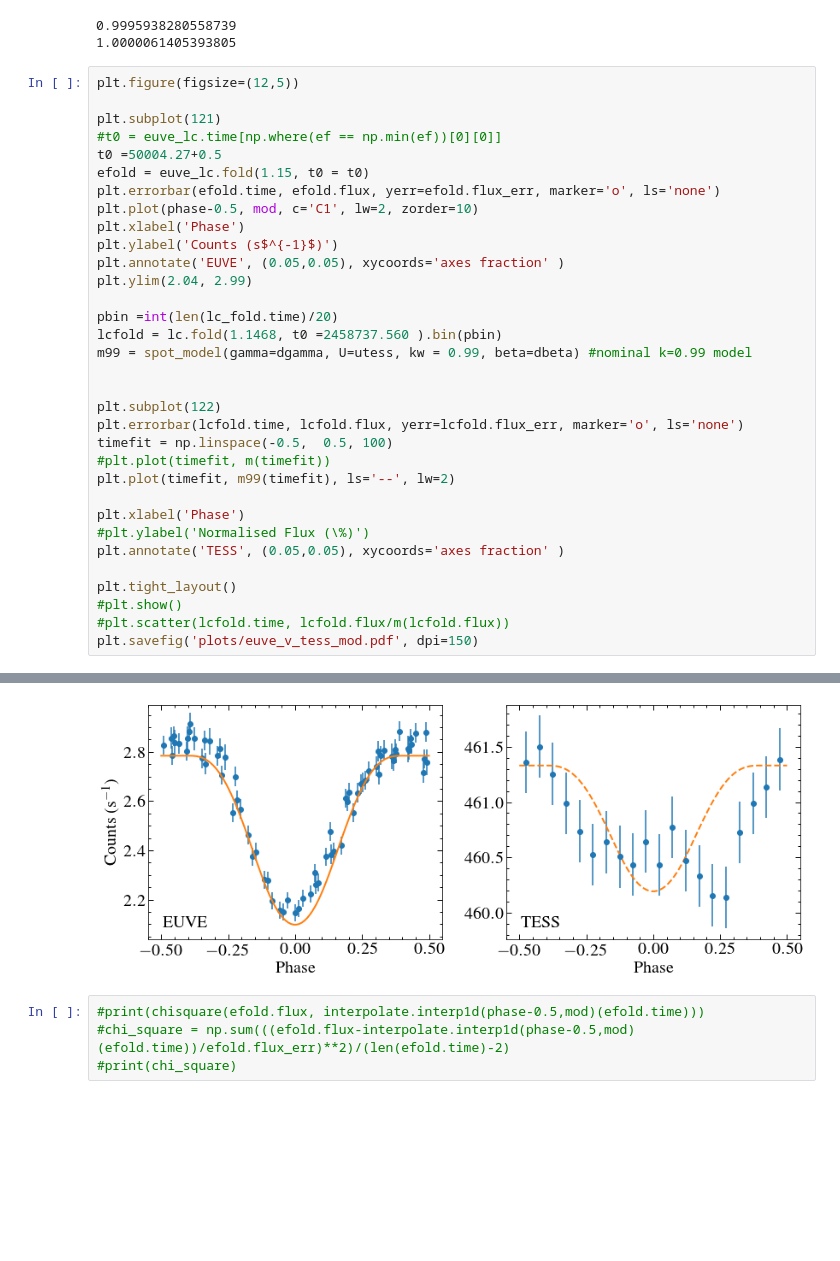
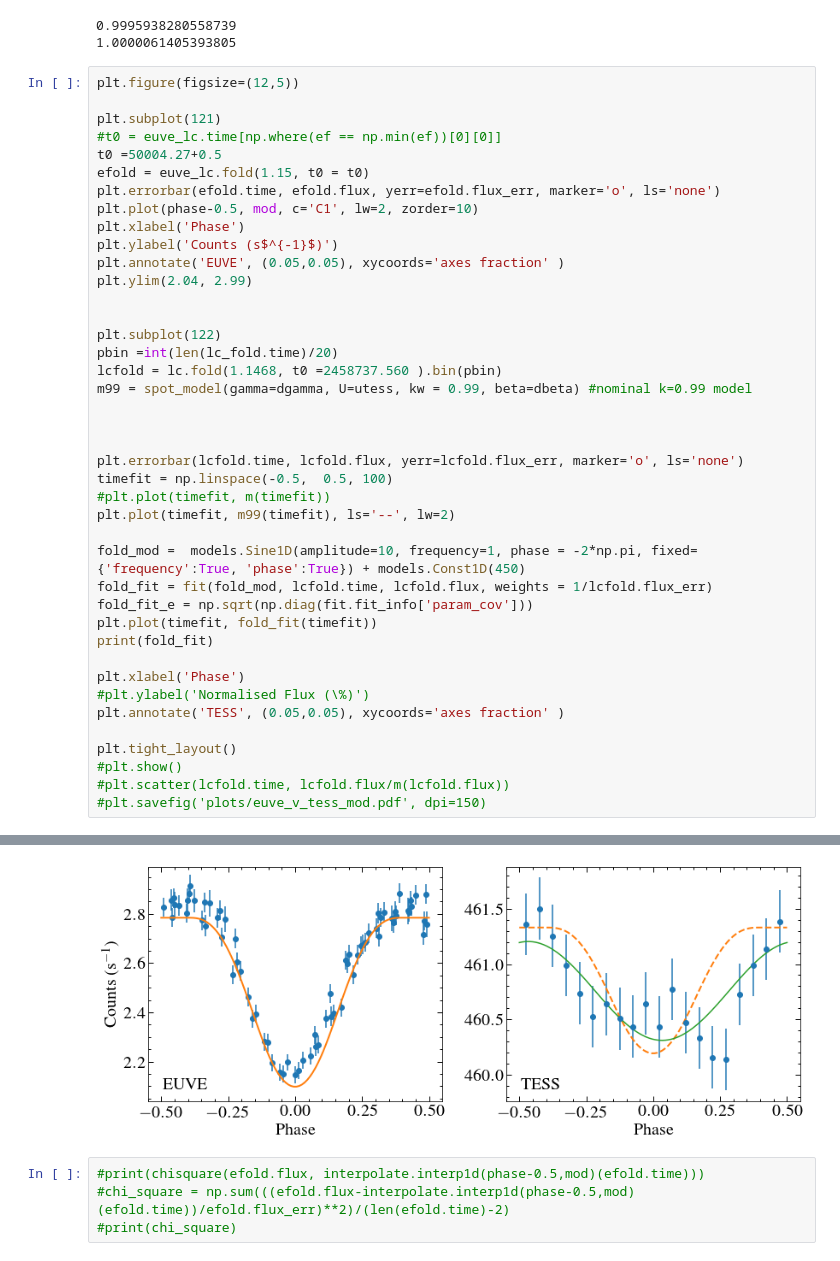
Before and after one commit to davidjwilson/GD394-Tess, a Jupyter notebook: spot_model.ipynb, the cells around one changed output, grey strips where cells are left out. Drawn from its saved outputs; the diff is of its cells as text; blank space fills up the shorter version.

```diff
--- a/spot_model.ipynb
+++ b/spot_model.ipynb
@@ -311,16 +311,24 @@ plt.ylabel('Counts (s$^{-1}$)')
 plt.annotate('EUVE', (0.05,0.05), xycoords='axes fraction' )
 plt.ylim(2.04, 2.99)
 
+
+plt.subplot(122)
 pbin =int(len(lc_fold.time)/20)
 lcfold = lc.fold(1.1468, t0 =2458737.560 ).bin(pbin)
 m99 = spot_model(gamma=dgamma, U=utess, kw = 0.99, beta=dbeta) #nominal k=0.99 model
 
 
-plt.subplot(122)
+
 plt.errorbar(lcfold.time, lcfold.flux, yerr=lcfold.flux_err, marker='o', ls='none')
 timefit = np.linspace(-0.5,  0.5, 100)
 #plt.plot(timefit, m(timefit))
 plt.plot(timefit, m99(timefit), ls='--', lw=2)
+
+fold_mod =  models.Sine1D(amplitude=10, frequency=1, phase = -2*np.pi, fixed={'frequency':True, 'phase':True}) + models.Const1D(450)
+fold_fit = fit(fold_mod, lcfold.time, lcfold.flux, weights = 1/lcfold.flux_err)
+fold_fit_e = np.sqrt(np.diag(fit.fit_info['param_cov']))
+plt.plot(timefit, fold_fit(timefit))
+print(fold_fit)
 
 plt.xlabel('Phase')
 #plt.ylabel('Normalised Flux (\%)')
@@ -329,5 +337,5 @@ plt.annotate('TESS', (0.05,0.05), xycoords='axes fraction' )
 plt.tight_layout()
 #plt.show()
 #plt.scatter(lcfold.time, lcfold.flux/m(lcfold.flux))
-plt.savefig('plots/euve_v_tess_mod.pdf', dpi=150)
+#plt.savefig('plots/euve_v_tess_mod.pdf', dpi=150)
 # %% [output]
@@ -334,4 +355,4 @@ plt.savefig('plots/euve_v_tess_mod.pdf', dpi=150)
-[figure, old version]
+[figure, new version]
 # %%
 #print(chisquare(efold.flux, interpolate.interp1d(phase-0.5,mod)(efold.time)))
 #chi_square = np.sum(((efold.flux-interpolate.interp1d(phase-0.5,mod)(efold.time))/efold.flux_err)**2)/(len(efold.time)-2)
```
Also changed, not shown: parts of 2 cells of this notebook, 5 other files.
